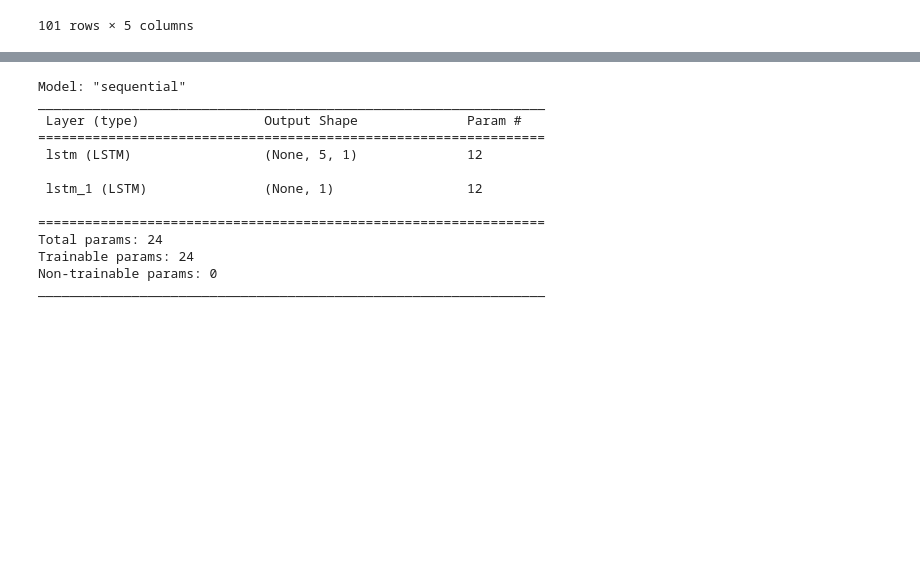
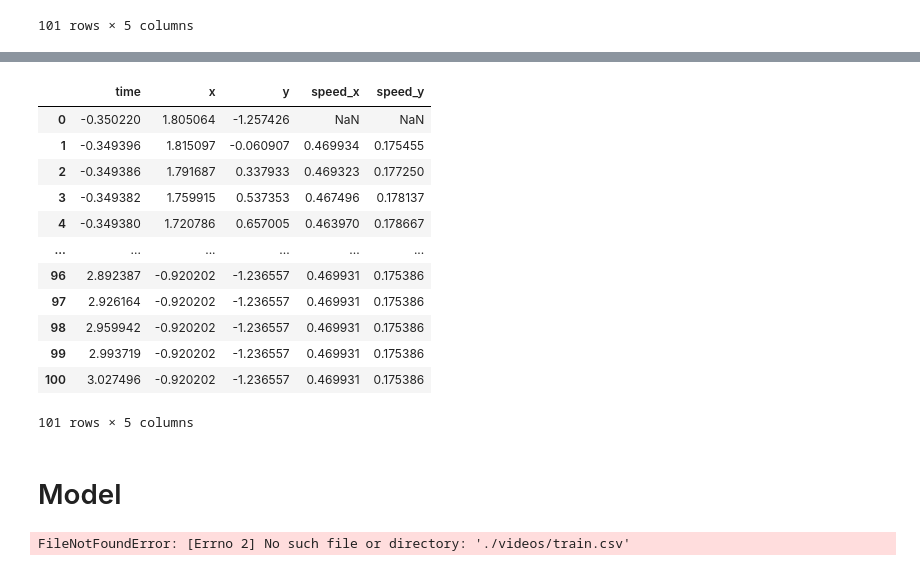
Before and after one commit to Mar19845/detection_passes_football, a Jupyter notebook: App.ipynb, the cells around one changed output, grey strips where cells are left out. Drawn from its saved outputs; the diff is of its cells as text; code cells hidden in the pictures; blank space fills up the shorter version.

```diff
--- a/App.ipynb
+++ b/App.ipynb
@@ -178,16 +165,0 @@ model.compile(loss='mean_absolute_error', optimizer='adam', metrics=['accurancy'
-# %%
-model.summary()
-# %% [output]
-Model: "sequential"
-_________________________________________________________________
- Layer (type)                Output Shape              Param #
-=================================================================
- lstm (LSTM)                 (None, 5, 1)              12
-
- lstm_1 (LSTM)               (None, 1)                 12
-
-=================================================================
-Total params: 24
-Trainable params: 24
-Non-trainable params: 0
-_________________________________________________________________
@@ -204,0 +166,23 @@ plt.show()
+# %%
+from sklearn.preprocessing import StandardScaler
+scaler = StandardScaler()
+scaler.fit(df)
+scaled = scaler.fit_transform(df)
+scaled_df = pd.DataFrame(scaled, columns=df.columns)
+scaled_df
+# %% [output]
+|  | time | x | y | speed_x | speed_y |
+| 0 | -0.350220 | 1.805064 | -1.257426 | NaN | NaN |
+| 1 | -0.349396 | 1.815097 | -0.060907 | 0.469934 | 0.175455 |
+| 2 | -0.349386 | 1.791687 | 0.337933 | 0.469323 | 0.177250 |
+| 3 | -0.349382 | 1.759915 | 0.537353 | 0.467496 | 0.178137 |
+| 4 | -0.349380 | 1.720786 | 0.657005 | 0.463970 | 0.178667 |
+| ... | ... | ... | ... | ... | ... |
+| 96 | 2.892387 | -0.920202 | -1.236557 | 0.469931 | 0.175386 |
+| 97 | 2.926164 | -0.920202 | -1.236557 | 0.469931 | 0.175386 |
+| 98 | 2.959942 | -0.920202 | -1.236557 | 0.469931 | 0.175386 |
+| 99 | 2.993719 | -0.920202 | -1.236557 | 0.469931 | 0.175386 |
+| 100 | 3.027496 | -0.920202 | -1.236557 | 0.469931 | 0.175386 |
+101 rows × 5 columns
+# %% [markdown]
+# Model
@@ -204,0 +197,6 @@ plt.show()
+# %%
+df = pd.read_csv('./videos/train.csv',low_memory=False)
+# convert Nan to empty list
+df[['event_attributes']] = df[['event_attributes']].fillna('')
+# %% [output]
+FileNotFoundError: [Errno 2] No such file or directory: './videos/train.csv'
```
Also changed, not shown: parts of 24 cells of this notebook, 10 other files.
